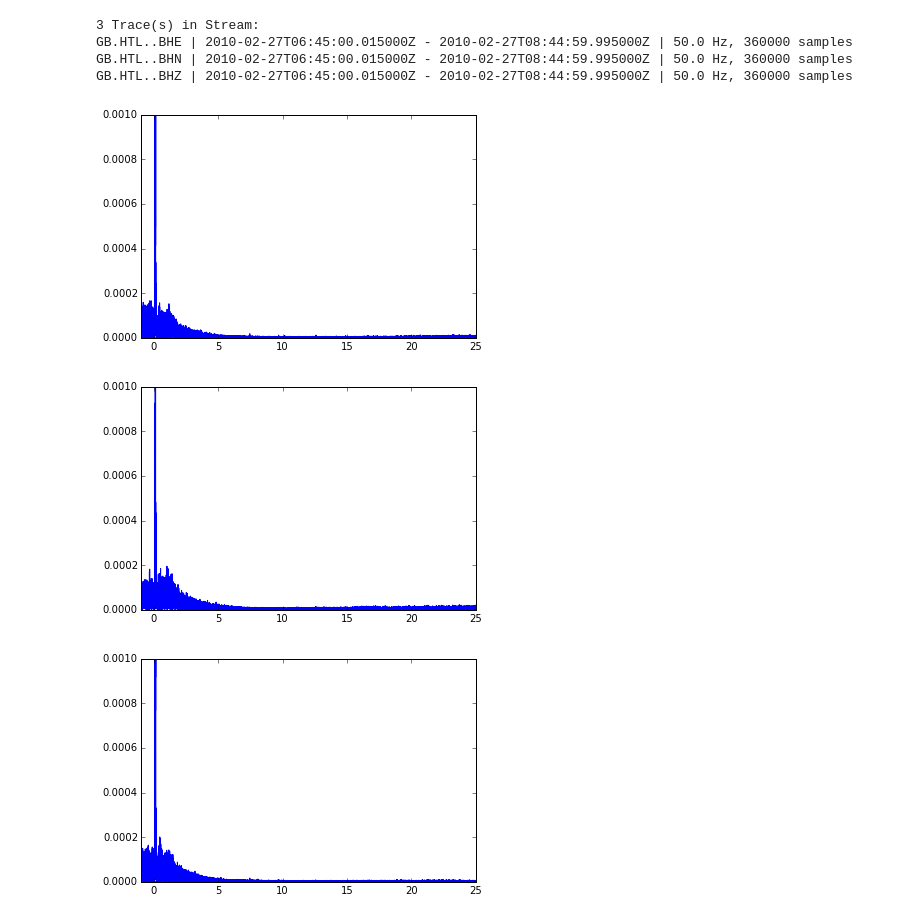
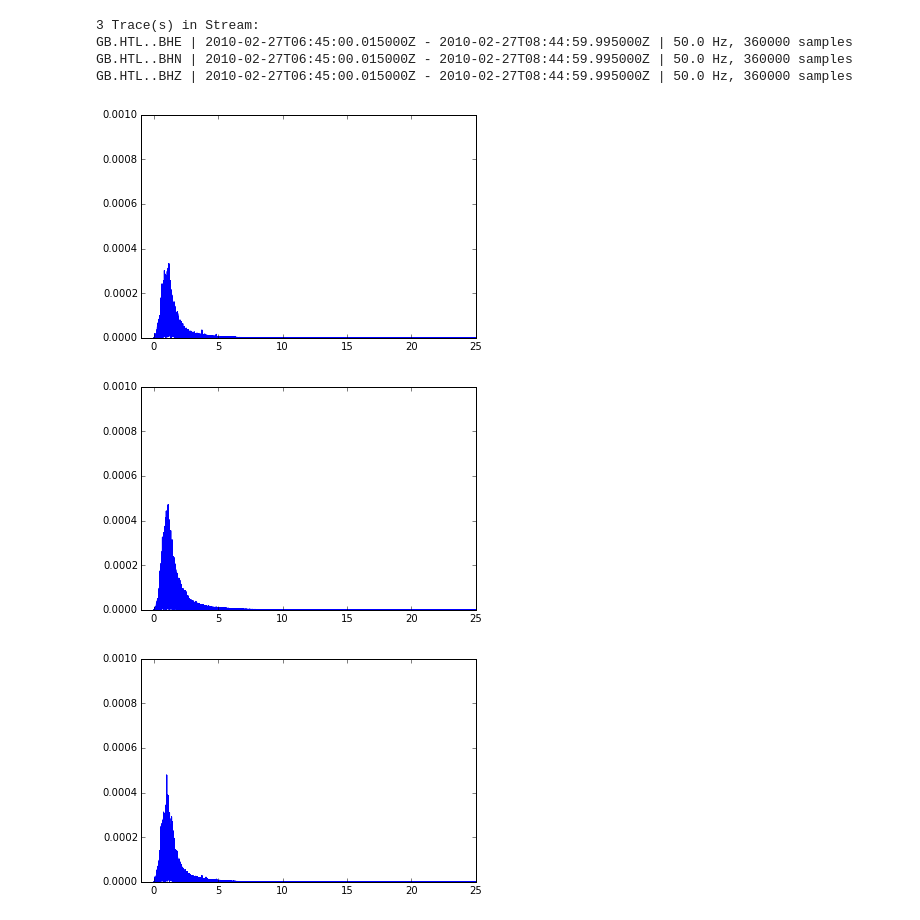
Before and after one commit to AntonyButcher/Data_call, a Jupyter notebook: Data_fdsn.ipynb, the cells around one changed output. Cells and saved outputs as stored; diff of their text form; code cells hidden in the pictures.

Commit message:
filter now working, issue with cosine taper resolved

```diff
--- a/Data_fdsn.ipynb
+++ b/Data_fdsn.ipynb
@@ -40,8 +40,8 @@ st.plot()
 # %% [output]
 [figure]
 # %%
-st_flt=st.copy()
-st_flt.remove_response(output="VEL")
-st_flt.plot()
+st_inst=st.copy()
+st_inst.remove_response(output="VEL")
+st_inst.plot()
 # %% [output]
 [figure]
@@ -52,0 +48,4 @@ st_flt.plot()
+# %%
+st_inst_flt = st_inst.copy()
+st_inst_flt.detrend('linear')
+st_inst_flt.taper(max_percentage=0.05, type='cosine')
@@ -53,5 +59,5 @@ st_flt.plot()
 # %%
-for tr in st_flt:
+for tr in st_inst_flt:
     tr.write(tr.id + ".sac", format="SAC")
 # %%
 stp = st_flt.copy()
@@ -65,17 +71,17 @@ GB.HTL..BHE | 2010-02-27T06:45:00.015000Z - 2010-02-27T08:44:59.995000Z | 50.0 H
 GB.HTL..BHN | 2010-02-27T06:45:00.015000Z - 2010-02-27T08:44:59.995000Z | 50.0 Hz, 360000 samples
 GB.HTL..BHZ | 2010-02-27T06:45:00.015000Z - 2010-02-27T08:44:59.995000Z | 50.0 Hz, 360000 samples
 # %%
-for tr in stp:
+for tr in st_inst_flt:
   dataonly = tr.data
-  spec = np.fft.rfft(dataonly)
+  spec = np.fft.fft(dataonly)
   samp_rate=50
   freq = np.fft.fftfreq(len(spec), d=1./samp_rate)
 #  plt.plot(freq,spec)
-  plt.plot(freq,abs(spec))
+  plt.plot(abs(freq),abs(spec))
   plt.xlim([-1,25])
   plt.ylim([0,0.001])
   plt.show()
 # %% [output]
-[figure, old version]
+[figure, new version]
-[figure, old version]
+[figure, new version]
-[figure, old version]
+[figure, new version]
```
Also changed, not shown: parts of 4 cells of this notebook, 3 other files.
